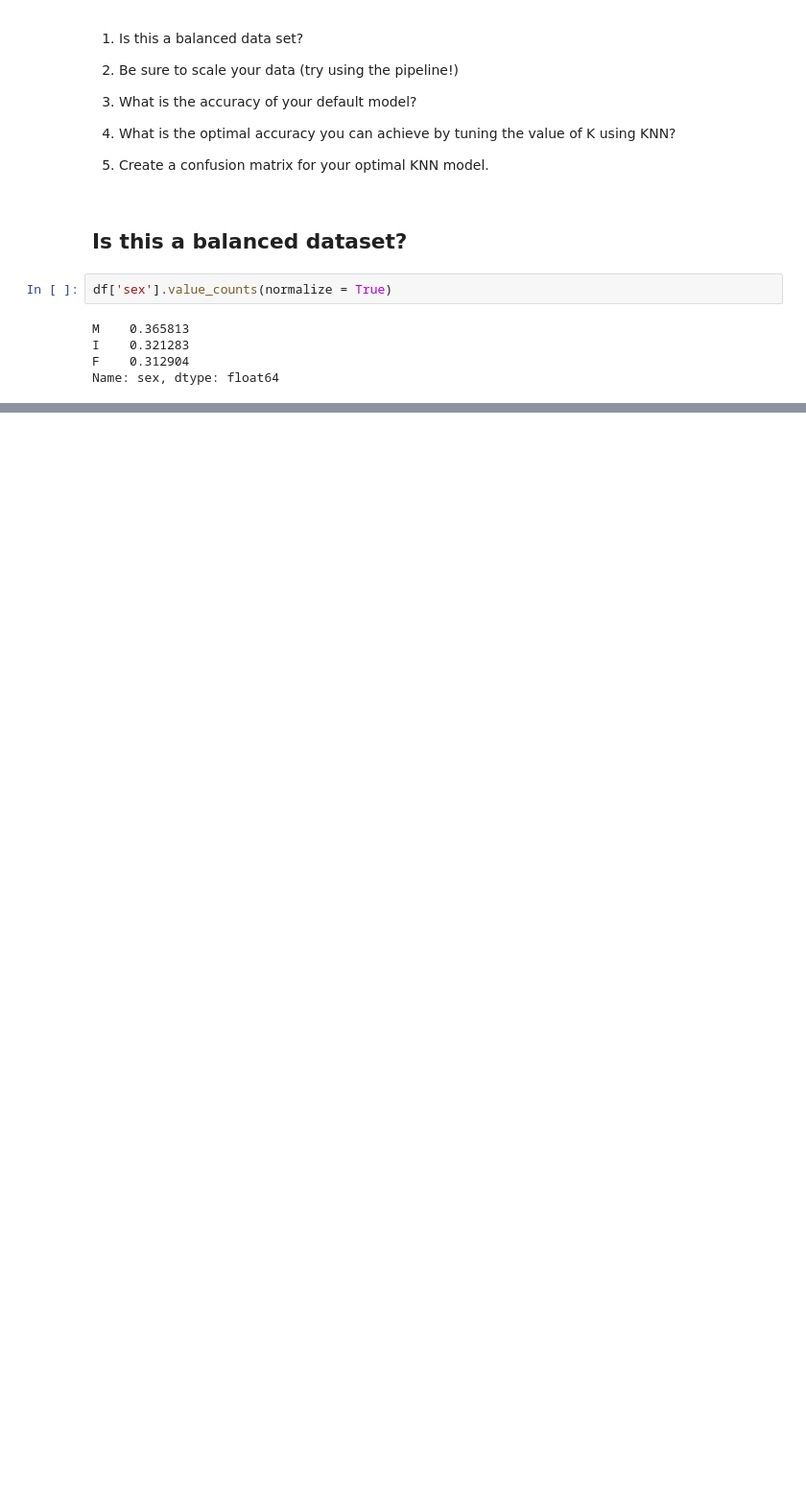
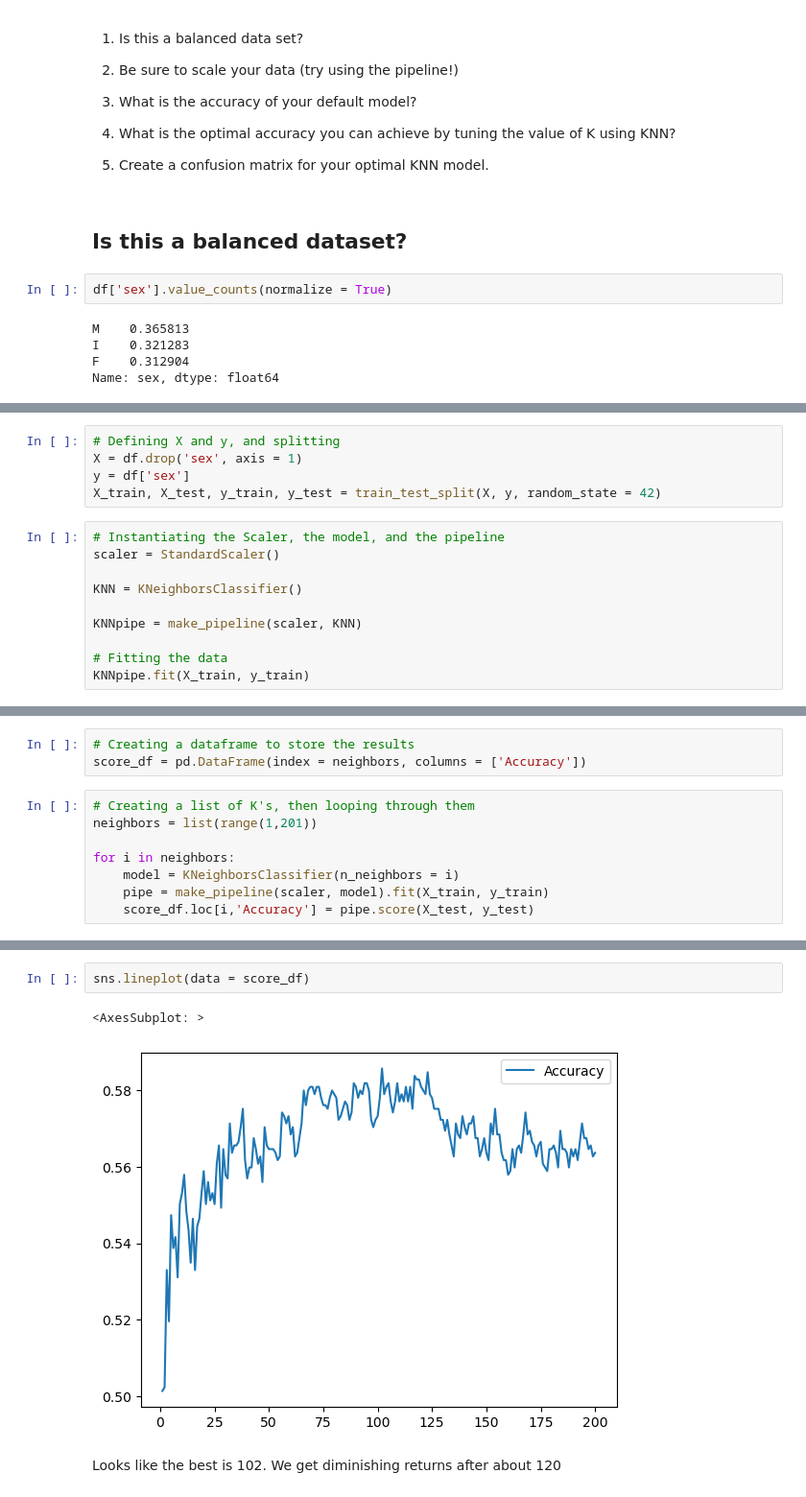
Before and after one commit to RaymondGarcia1107/Intro-to-ML-Practice, a Jupyter notebook: KNNExercise-RaymondGarcia.ipynb, the cells around one changed output, grey strips where cells are left out. Shown: that part at 96% size. Saved outputs shown, nothing was run; the diff lists cells and outputs as text; blank space fills up the shorter version.

```diff
--- a/KNNExercise-RaymondGarcia.ipynb
+++ b/KNNExercise-RaymondGarcia.ipynb
@@ -37,0 +63,15 @@ Yes
+# %%
+# Defining X and y, and splitting
+X = df.drop('sex', axis = 1)
+y = df['sex']
+X_train, X_test, y_train, y_test = train_test_split(X, y, random_state = 42)
+# %%
+# Instantiating the Scaler, the model, and the pipeline
+scaler = StandardScaler()
+
+KNN = KNeighborsClassifier()
+
+KNNpipe = make_pipeline(scaler, KNN)
+
+# Fitting the data
+KNNpipe.fit(X_train, y_train)
@@ -37,0 +89,11 @@ Yes
+# %%
+# Creating a dataframe to store the results
+score_df = pd.DataFrame(index = neighbors, columns = ['Accuracy'])
+# %%
+# Creating a list of K's, then looping through them
+neighbors = list(range(1,201))
+
+for i in neighbors:
+    model = KNeighborsClassifier(n_neighbors = i)
+    pipe = make_pipeline(scaler, model).fit(X_train, y_train)
+    score_df.loc[i,'Accuracy'] = pipe.score(X_test, y_test)
@@ -37,0 +109,7 @@ Yes
+# %%
+sns.lineplot(data = score_df)
+# %% [output]
+<AxesSubplot: >
+[figure, added]
+# %% [markdown]
+Looks like the best is 102. We get diminishing returns after about 120
```
Also changed, not shown: parts of 12 cells of this notebook.
